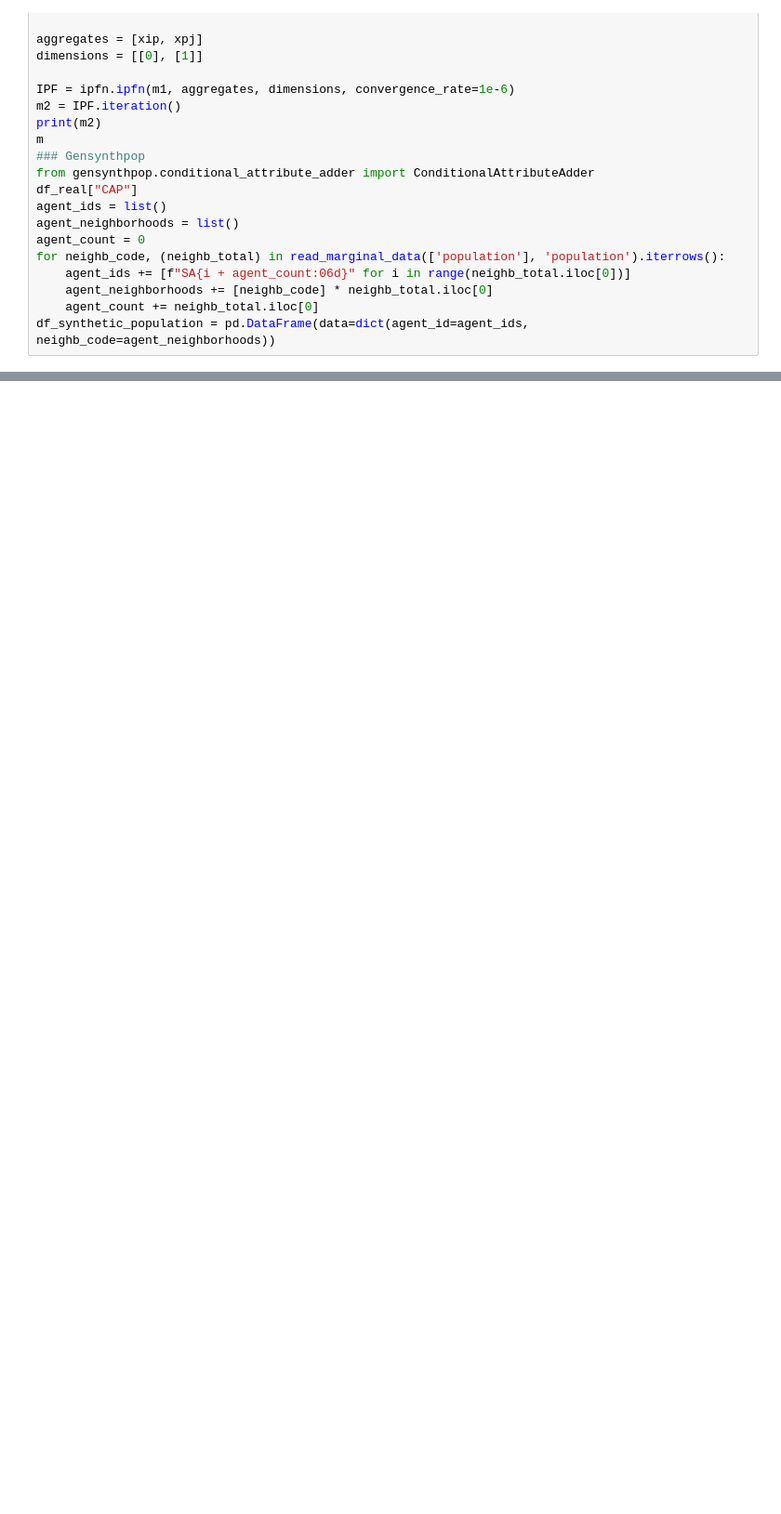
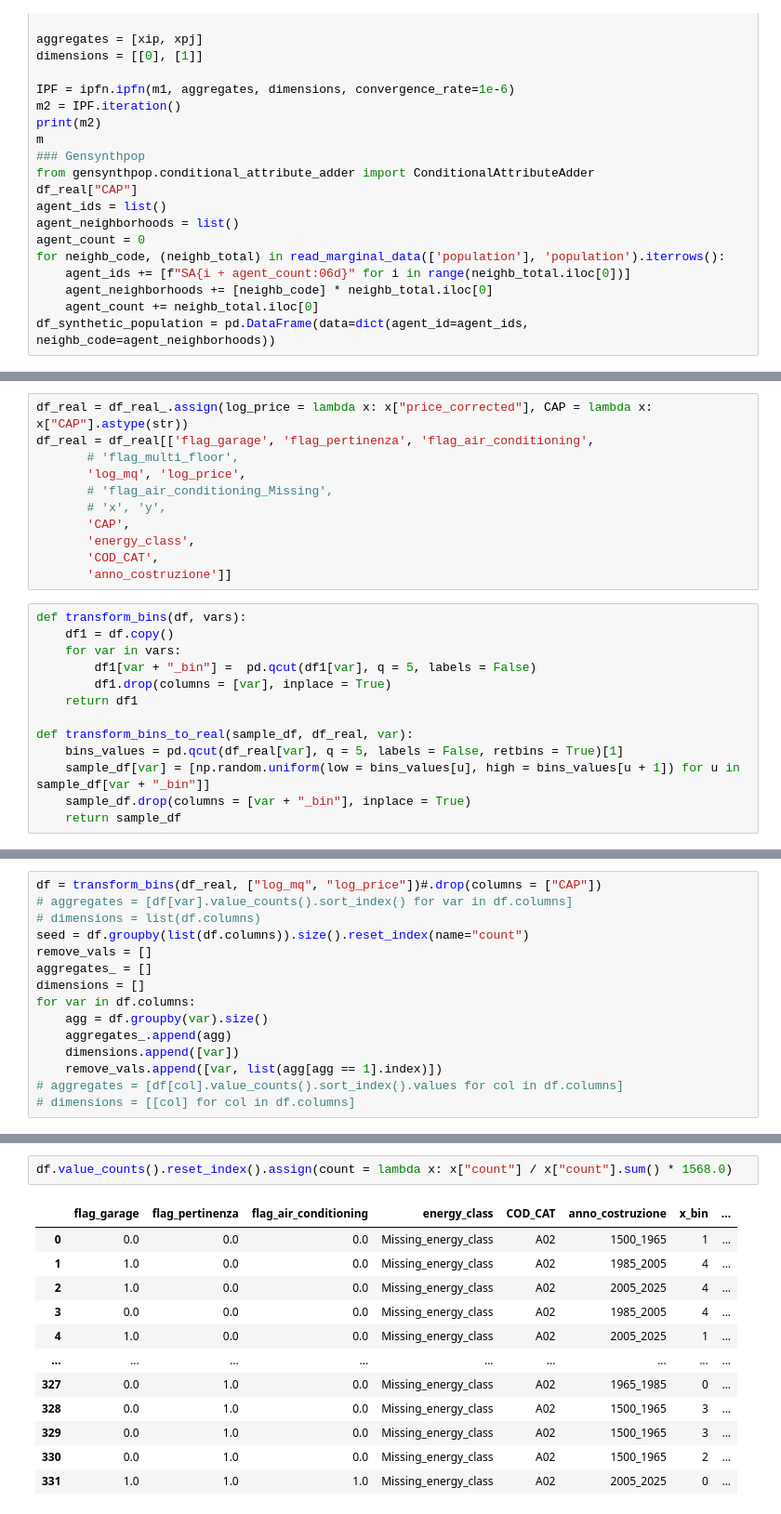
Before and after one commit to jaclenti/NFVAE-population-synthesis, a Jupyter notebook: notebooks/jl_popsyn_ipf.ipynb, the cells around one changed output, grey strips where cells are left out. Shown at 93% size. Cells and saved outputs as stored; diff of their text form; blank space fills up the shorter version.

Commit message:
correct env

```diff
--- a/notebooks/jl_popsyn_ipf.ipynb
+++ b/notebooks/jl_popsyn_ipf.ipynb
@@ -72,0 +159,24 @@ df_synthetic_population = pd.DataFrame(data=dict(agent_id=agent_ids, neighb_code
+# %%
+df_real = df_real_.assign(log_price = lambda x: x["price_corrected"], CAP = lambda x: x["CAP"].astype(str))
+df_real = df_real[['flag_garage', 'flag_pertinenza', 'flag_air_conditioning',
+       # 'flag_multi_floor',
+       'log_mq', 'log_price',
+       # 'flag_air_conditioning_Missing',
+       # 'x', 'y',
+       'CAP',
+       'energy_class',
+       'COD_CAT',
+       'anno_costruzione']]
+# %%
+def transform_bins(df, vars):
+    df1 = df.copy()
+    for var in vars:
+        df1[var + "_bin"] =  pd.qcut(df1[var], q = 5, labels = False)
+        df1.drop(columns = [var], inplace = True)
+    return df1
+
+def transform_bins_to_real(sample_df, df_real, var):
+    bins_values = pd.qcut(df_real[var], q = 5, labels = False, retbins = True)[1]
+    sample_df[var] = [np.random.uniform(low = bins_values[u], high = bins_values[u + 1]) for u in sample_df[var + "_bin"]]
+    sample_df.drop(columns = [var + "_bin"], inplace = True)
+    return sample_df
@@ -72,0 +348,15 @@ df_synthetic_population = pd.DataFrame(data=dict(agent_id=agent_ids, neighb_code
+# %%
+df = transform_bins(df_real, ["log_mq", "log_price"])#.drop(columns = ["CAP"])
+# aggregates = [df[var].value_counts().sort_index() for var in df.columns]
+# dimensions = list(df.columns)
+seed = df.groupby(list(df.columns)).size().reset_index(name="count")
+remove_vals = []
+aggregates_ = []
+dimensions = []
+for var in df.columns:
+    agg = df.groupby(var).size()
+    aggregates_.append(agg)
+    dimensions.append([var])
+    remove_vals.append([var, list(agg[agg == 1].index)])
+# aggregates = [df[col].value_counts().sort_index().values for col in df.columns]
+# dimensions = [[col] for col in df.columns]
@@ -72,0 +482,15 @@ df_synthetic_population = pd.DataFrame(data=dict(agent_id=agent_ids, neighb_code
+# %%
+df.value_counts().reset_index().assign(count = lambda x: x["count"] / x["count"].sum() * 1568.0)
+# %% [output]
+|  | flag_garage | flag_pertinenza | flag_air_conditioning | energy_class | COD_CAT | anno_costruzione | x_bin | ... |
+| 0 | 0.0 | 0.0 | 0.0 | Missing_energy_class | A02 | 1500_1965 | 1 | ... |
+| 1 | 1.0 | 0.0 | 0.0 | Missing_energy_class | A02 | 1985_2005 | 4 | ... |
+| 2 | 1.0 | 0.0 | 0.0 | Missing_energy_class | A02 | 2005_2025 | 4 | ... |
+| 3 | 0.0 | 0.0 | 0.0 | Missing_energy_class | A02 | 1985_2005 | 4 | ... |
+| 4 | 1.0 | 0.0 | 0.0 | Missing_energy_class | A02 | 2005_2025 | 1 | ... |
+| ... | ... | ... | ... | ... | ... | ... | ... | ... |
+| 327 | 0.0 | 1.0 | 0.0 | Missing_energy_class | A02 | 1965_1985 | 0 | ... |
+| 328 | 0.0 | 1.0 | 0.0 | Missing_energy_class | A02 | 1500_1965 | 3 | ... |
+| 329 | 0.0 | 1.0 | 0.0 | Missing_energy_class | A02 | 1500_1965 | 3 | ... |
+| 330 | 0.0 | 1.0 | 0.0 | Missing_energy_class | A02 | 1500_1965 | 2 | ... |
+| 331 | 1.0 | 1.0 | 1.0 | Missing_energy_class | A02 | 2005_2025 | 0 | ... |
```
Also changed, not shown: parts of 37 cells of this notebook, 7 other files.
